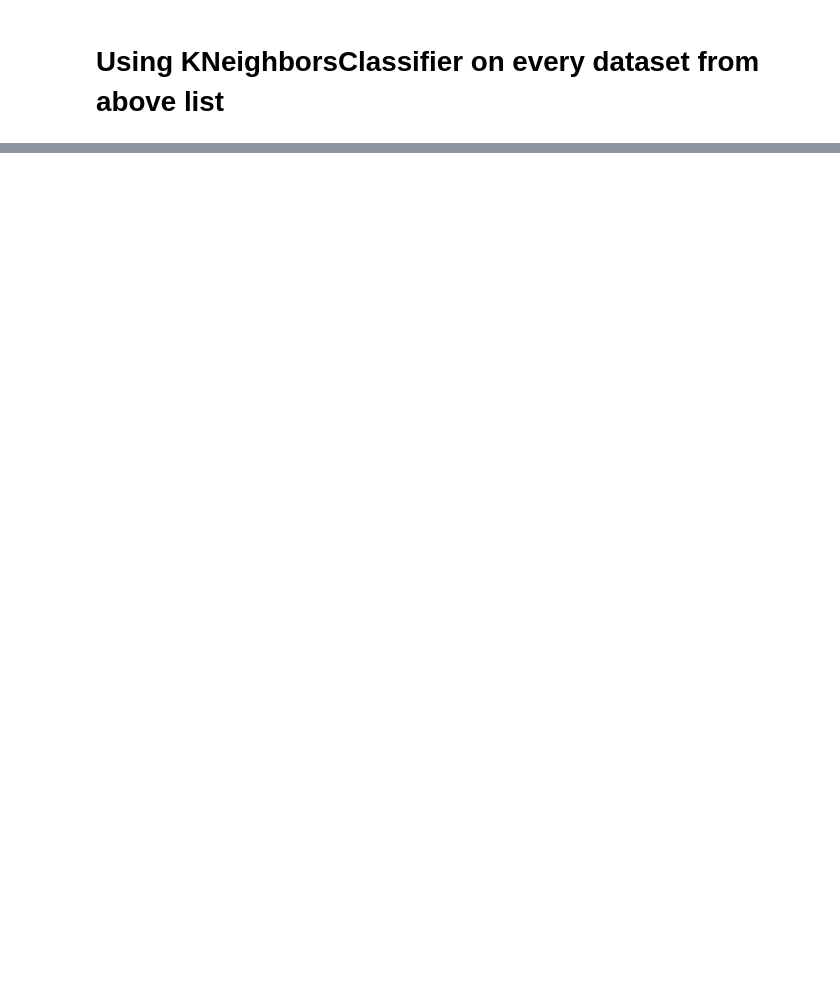
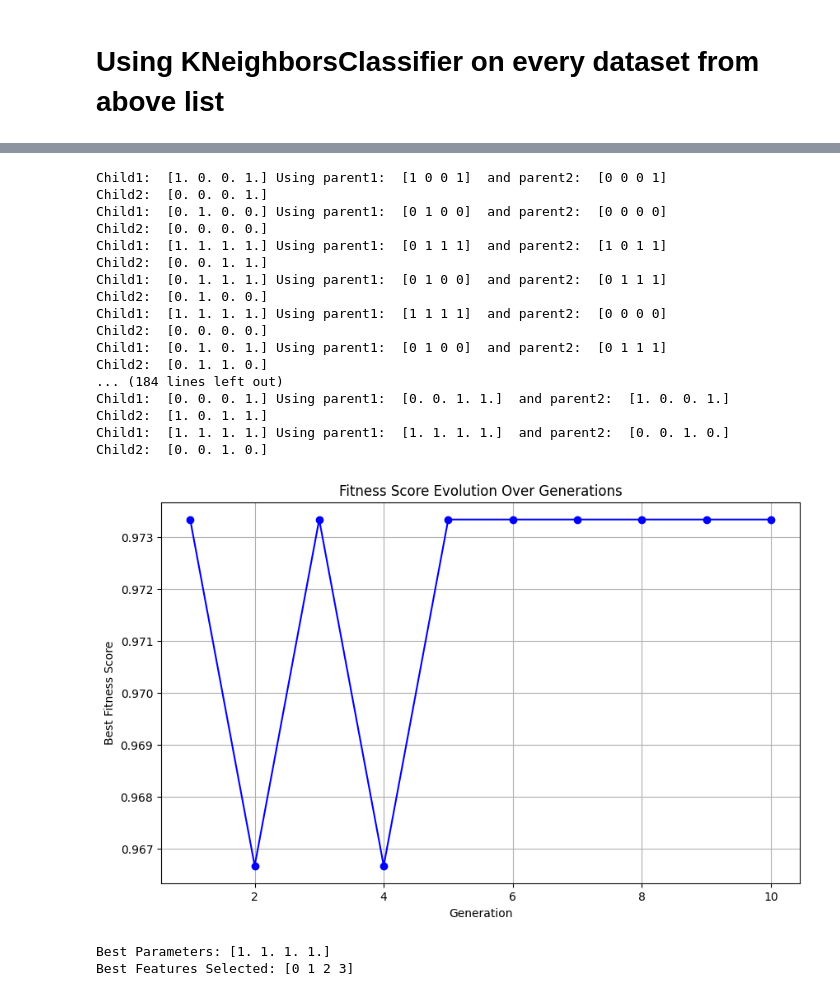
Before and after one commit to BHAVEN1234/PepAMC-Peptide-Antimicrobial-Classifier-, a Jupyter notebook: Code/SAGAFS_CLASS/SAGAFS_GA_NEW.ipynb, the cells around one changed output, grey strips where cells are left out. Saved outputs shown, nothing was run; the diff lists cells and outputs as text; code cells hidden in the pictures; blank space fills up the shorter version.

```diff
--- a/Code/SAGAFS_CLASS/SAGAFS_GA_NEW.ipynb
+++ b/Code/SAGAFS_CLASS/SAGAFS_GA_NEW.ipynb
@@ -601,0 +623,53 @@ Best Fitness Score for WBC (Breast Cancer Wisconsin Original): 0.955704008221993
+# %%
+# Load the Iris dataset
+iris = load_iris()
+X, y = iris.data, iris.target
+
+# Define parameters
+param_grid = {
+    'n_neighbors': [3, 5, 7],
+    'weights': ['uniform', 'distance']
+}
+cv = StratifiedKFold(n_splits=5)
+estimator = KNeighborsClassifier()
+
+# Initialize and fit SAGAFS_GA
+ga = SAGAFS_GA(
+    estimator=estimator,
+    cv=cv,
+    scoring='accuracy',
+    population_size=20,
+    generations=10,
+    mutation_rate=0.1,
+    crossover_rate=0.5,
+    param_grid=param_grid
+)
+ga.fit(X, y, dataset_name="iris", output_dir="results")
+
+# Plot results
+ga.plot_fitness_over_generations()
+
+# Print the best parameters and features
+print("Best Parameters:", ga.best_individual)
+print("Best Features Selected:", np.where(ga.best_individual == 1)[0])
+# %% [output]
+Child1:  [1. 0. 0. 1.] Using parent1:  [1 0 0 1]  and parent2:  [0 0 0 1]
+Child2:  [0. 0. 0. 1.]
+Child1:  [0. 1. 0. 0.] Using parent1:  [0 1 0 0]  and parent2:  [0 0 0 0]
+Child2:  [0. 0. 0. 0.]
+Child1:  [1. 1. 1. 1.] Using parent1:  [0 1 1 1]  and parent2:  [1 0 1 1]
+Child2:  [0. 0. 1. 1.]
+Child1:  [0. 1. 1. 1.] Using parent1:  [0 1 0 0]  and parent2:  [0 1 1 1]
+Child2:  [0. 1. 0. 0.]
+Child1:  [1. 1. 1. 1.] Using parent1:  [1 1 1 1]  and parent2:  [0 0 0 0]
+Child2:  [0. 0. 0. 0.]
+Child1:  [0. 1. 0. 1.] Using parent1:  [0 1 0 0]  and parent2:  [0 1 1 1]
+Child2:  [0. 1. 1. 0.]
+... (184 lines left out)
+Child1:  [0. 0. 0. 1.] Using parent1:  [0. 0. 1. 1.]  and parent2:  [1. 0. 0. 1.]
+Child2:  [1. 0. 1. 1.]
+Child1:  [1. 1. 1. 1.] Using parent1:  [1. 1. 1. 1.]  and parent2:  [0. 0. 1. 0.]
+Child2:  [0. 0. 1. 0.]
+[figure, added]
+Best Parameters: [1. 1. 1. 1.]
+Best Features Selected: [0 1 2 3]
```
Also changed, not shown: parts of 7 cells of this notebook.
